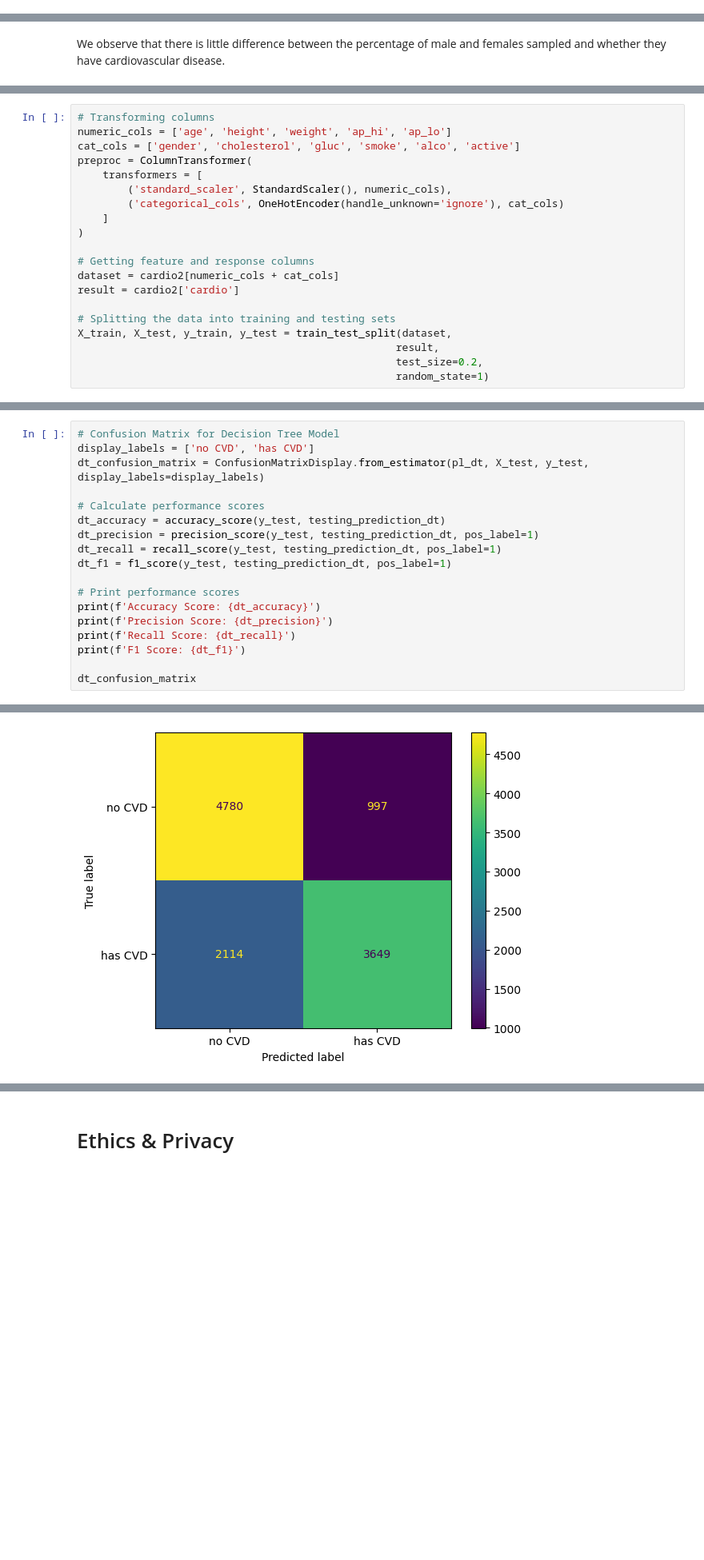
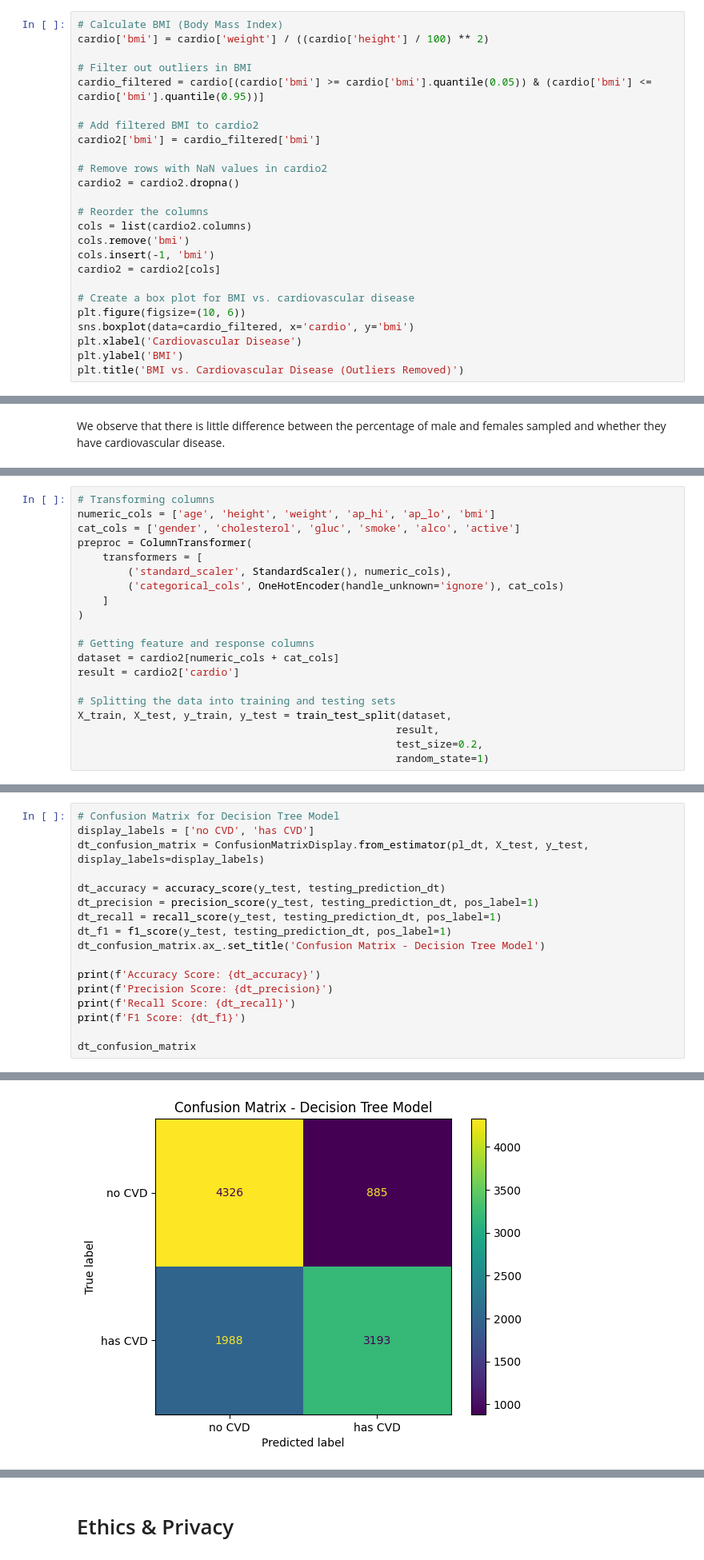
Before and after one commit to henrybliu/Predicting-Cardiovascular-Disease, a Jupyter notebook: predictingCVD.ipynb, the cells around one changed output, grey strips where cells are left out. Shown at 80% size. Cells and saved outputs as stored; diff of their text form; blank space fills up the shorter version.

```diff
--- a/predictingCVD.ipynb
+++ b/predictingCVD.ipynb
@@ -266,3 +256,28 @@ plt.show()
 [figure]
 # %% [markdown]
 People of higher ages have a higher tendency to have CVD. The median, Q1, and Q3 for age are all higher for those with CVD than those without CVD.
+# %%
+# Calculate BMI (Body Mass Index)
+cardio['bmi'] = cardio['weight'] / ((cardio['height'] / 100) ** 2)
+
+# Filter out outliers in BMI
+cardio_filtered = cardio[(cardio['bmi'] >= cardio['bmi'].quantile(0.05)) & (cardio['bmi'] <= cardio['bmi'].quantile(0.95))]
+
+# Add filtered BMI to cardio2
+cardio2['bmi'] = cardio_filtered['bmi']
+
+# Remove rows with NaN values in cardio2
+cardio2 = cardio2.dropna()
+
+# Reorder the columns
+cols = list(cardio2.columns)
+cols.remove('bmi')
+cols.insert(-1, 'bmi')
+cardio2 = cardio2[cols]
+
+# Create a box plot for BMI vs. cardiovascular disease
+plt.figure(figsize=(10, 6))
+sns.boxplot(data=cardio_filtered, x='cardio', y='bmi')
+plt.xlabel('Cardiovascular Disease')
+plt.ylabel('BMI')
+plt.title('BMI vs. Cardiovascular Disease (Outliers Removed)')
@@ -371,6 +393,6 @@ We observe that there is little difference between the percentage of male and fe
 # %%
 # Transforming columns
-numeric_cols = ['age', 'height', 'weight', 'ap_hi', 'ap_lo']
+numeric_cols = ['age', 'height', 'weight', 'ap_hi', 'ap_lo', 'bmi']
 cat_cols = ['gender', 'cholesterol', 'gluc', 'smoke', 'alco', 'active']
 preproc = ColumnTransformer(
     transformers = [
@@ -431,13 +467,12 @@ Testing accuracy: 0.7173310225303293
 display_labels = ['no CVD', 'has CVD']
 dt_confusion_matrix = ConfusionMatrixDisplay.from_estimator(pl_dt, X_test, y_test, display_labels=display_labels)
 
-# Calculate performance scores
 dt_accuracy = accuracy_score(y_test, testing_prediction_dt)
 dt_precision = precision_score(y_test, testing_prediction_dt, pos_label=1)
 dt_recall = recall_score(y_test, testing_prediction_dt, pos_label=1)
 dt_f1 = f1_score(y_test, testing_prediction_dt, pos_label=1)
+dt_confusion_matrix.ax_.set_title('Confusion Matrix - Decision Tree Model')
 
-# Print performance scores
 print(f'Accuracy Score: {dt_accuracy}')
 print(f'Precision Score: {dt_precision}')
 print(f'Recall Score: {dt_recall}')
@@ -452,5 +487,5 @@ F1 Score: 0.7011240272840812
 <sklearn.metrics._plot.confusion_matrix.ConfusionMatrixDisplay at 0x...>
-[figure, old version]
+[figure, new version]
 # %%
 # Confusion matrix for Logistic Regression Model
 display_labels = ['no CVD', 'has CVD']
```
Also changed, not shown: parts of 28 cells of this notebook, 1 other file.
